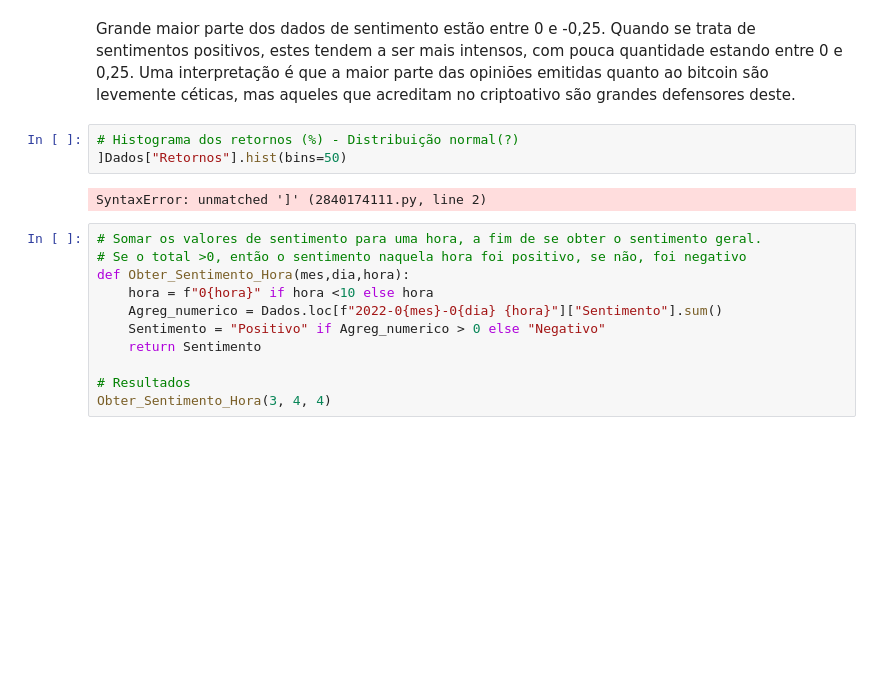
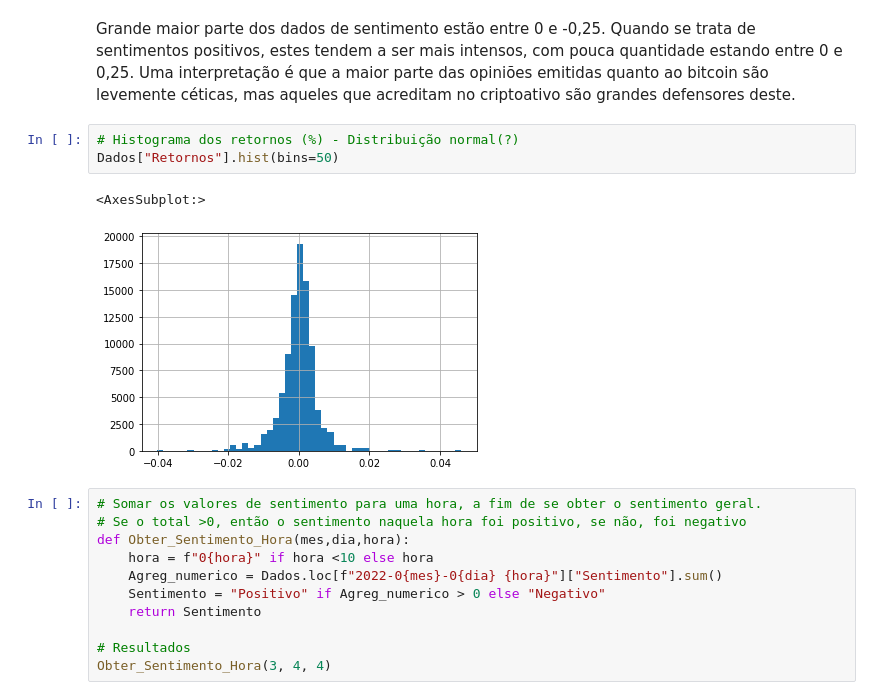
Before and after one commit to thcoelho/Social_Media_And_Financial_Markets, a Jupyter notebook: Analise_Exploratoria.ipynb, the cells around one changed output. Drawn from its saved outputs; the diff is of its cells as text; blank space fills up the shorter version.

```diff
--- a/Analise_Exploratoria.ipynb
+++ b/Analise_Exploratoria.ipynb
@@ -99,9 +121,10 @@ Dados["Sentimento"].hist(bins=10)
 Grande maior parte dos dados de sentimento estão entre 0 e -0,25. Quando se trata de sentimentos positivos, estes tendem a ser mais intensos, com pouca quantidade estando entre 0 e 0,25. Uma interpretação é que a maior parte das opiniões emitidas quanto ao bitcoin são levemente céticas, mas aqueles que acreditam no criptoativo são grandes defensores deste.
 # %%
 # Histograma dos retornos (%) - Distribuição normal(?)
-]Dados["Retornos"].hist(bins=50)
+Dados["Retornos"].hist(bins=50)
 # %% [output]
-SyntaxError: unmatched ']' (2840174111.py, line 2)
+<AxesSubplot:>
+[figure, added]
 # %%
 # Somar os valores de sentimento para uma hora, a fim de se obter o sentimento geral.
 # Se o total >0, então o sentimento naquela hora foi positivo, se não, foi negativo
```
Also changed, not shown: parts of 9 cells of this notebook.
